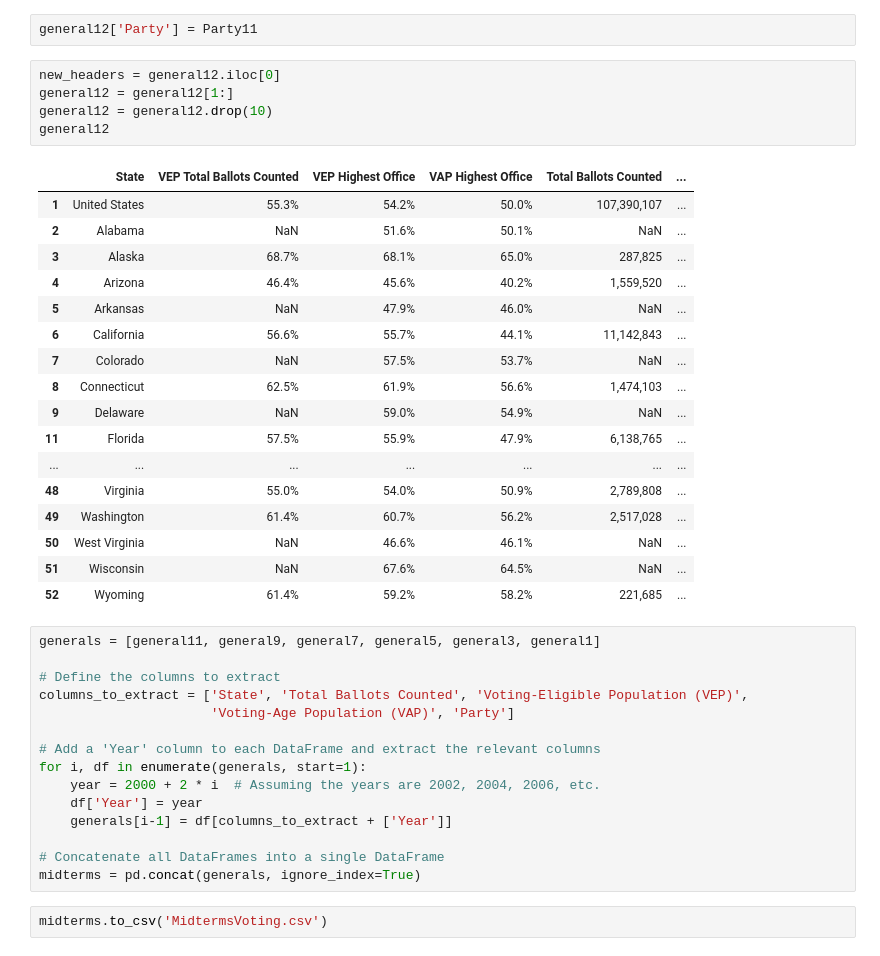
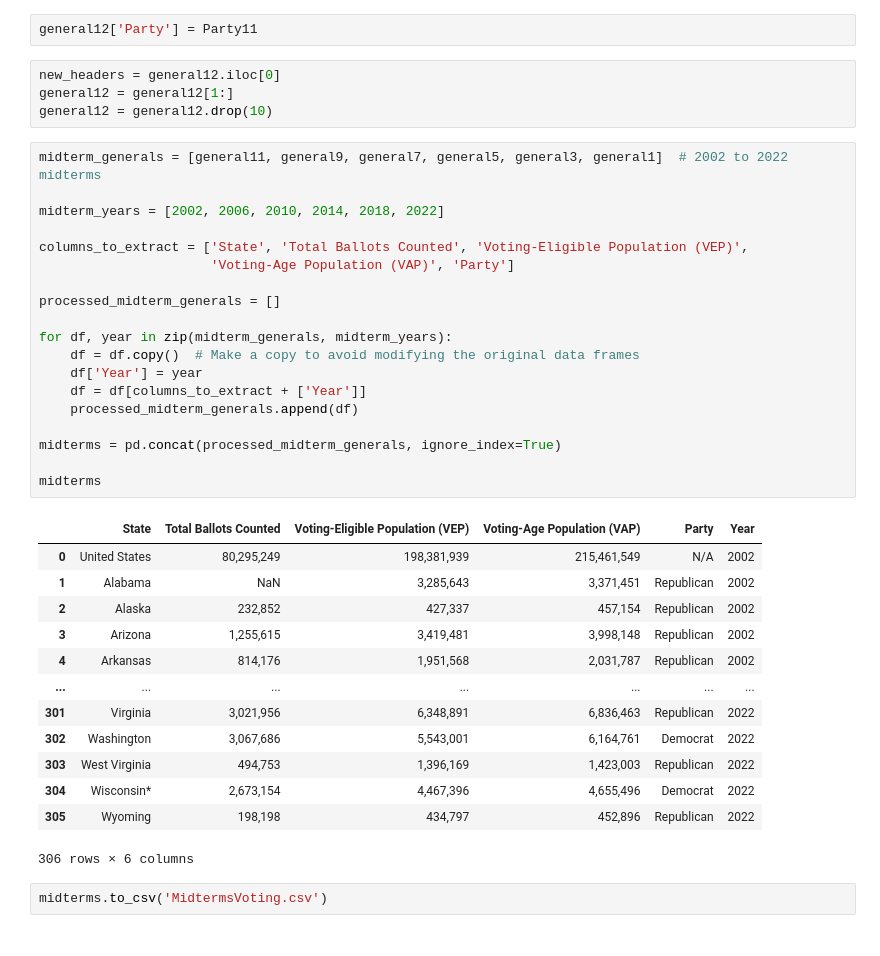
Before and after one commit to samanthamacd/386_Project, a Jupyter notebook: project_data.ipynb, the cells around one changed output. Cells and saved outputs as stored; diff of their text form.

```diff
--- a/project_data.ipynb
+++ b/project_data.ipynb
@@ -372,40 +235,39 @@ general12['Party'] = Party11
 new_headers = general12.iloc[0]
 general12 = general12[1:]
 general12 = general12.drop(10)
-general12
-# %% [output]
-|  | State | VEP Total Ballots Counted | VEP Highest Office | VAP Highest Office | Total Ballots Counted | ... |
-| 1 | United States | 55.3% | 54.2% | 50.0% | 107,390,107 | ... |
-| 2 | Alabama | NaN | 51.6% | 50.1% | NaN | ... |
-| 3 | Alaska | 68.7% | 68.1% | 65.0% | 287,825 | ... |
-| 4 | Arizona | 46.4% | 45.6% | 40.2% | 1,559,520 | ... |
-| 5 | Arkansas | NaN | 47.9% | 46.0% | NaN | ... |
-| 6 | California | 56.6% | 55.7% | 44.1% | 11,142,843 | ... |
-| 7 | Colorado | NaN | 57.5% | 53.7% | NaN | ... |
-| 8 | Connecticut | 62.5% | 61.9% | 56.6% | 1,474,103 | ... |
-| 9 | Delaware | NaN | 59.0% | 54.9% | NaN | ... |
-| 11 | Florida | 57.5% | 55.9% | 47.9% | 6,138,765 | ... |
-| ... | ... | ... | ... | ... | ... | ... |
-| 48 | Virginia | 55.0% | 54.0% | 50.9% | 2,789,808 | ... |
-| 49 | Washington | 61.4% | 60.7% | 56.2% | 2,517,028 | ... |
-| 50 | West Virginia | NaN | 46.6% | 46.1% | NaN | ... |
-| 51 | Wisconsin | NaN | 67.6% | 64.5% | NaN | ... |
-| 52 | Wyoming | 61.4% | 59.2% | 58.2% | 221,685 | ... |
 # %%
-generals = [general11, general9, general7, general5, general3, general1]
+midterm_generals = [general11, general9, general7, general5, general3, general1]  # 2002 to 2022 midterms
 
-# Define the columns to extract
+midterm_years = [2002, 2006, 2010, 2014, 2018, 2022]
+
 columns_to_extract = ['State', 'Total Ballots Counted', 'Voting-Eligible Population (VEP)',
                       'Voting-Age Population (VAP)', 'Party']
 
-# Add a 'Year' column to each DataFrame and extract the relevant columns
-for i, df in enumerate(generals, start=1):
-    year = 2000 + 2 * i  # Assuming the years are 2002, 2004, 2006, etc.
+processed_midterm_generals = []
+
+for df, year in zip(midterm_generals, midterm_years):
+    df = df.copy()  # Make a copy to avoid modifying the original data frames
     df['Year'] = year
-    generals[i-1] = df[columns_to_extract + ['Year']]
+    df = df[columns_to_extract + ['Year']]
+    processed_midterm_generals.append(df)
 
-# Concatenate all DataFrames into a single DataFrame
-midterms = pd.concat(generals, ignore_index=True)
+midterms = pd.concat(processed_midterm_generals, ignore_index=True)
+
+midterms
+# %% [output]
+|  | State | Total Ballots Counted | Voting-Eligible Population (VEP) | Voting-Age Population (VAP) | Party | Year |
+| 0 | United States | 80,295,249 | 198,381,939 | 215,461,549 | N/A | 2002 |
+| 1 | Alabama | NaN | 3,285,643 | 3,371,451 | Republican | 2002 |
+| 2 | Alaska | 232,852 | 427,337 | 457,154 | Republican | 2002 |
+| 3 | Arizona | 1,255,615 | 3,419,481 | 3,998,148 | Republican | 2002 |
+| 4 | Arkansas | 814,176 | 1,951,568 | 2,031,787 | Republican | 2002 |
+| ... | ... | ... | ... | ... | ... | ... |
+| 301 | Virginia | 3,021,956 | 6,348,891 | 6,836,463 | Republican | 2022 |
+| 302 | Washington | 3,067,686 | 5,543,001 | 6,164,761 | Democrat | 2022 |
+| 303 | West Virginia | 494,753 | 1,396,169 | 1,423,003 | Republican | 2022 |
+| 304 | Wisconsin* | 2,673,154 | 4,467,396 | 4,655,496 | Democrat | 2022 |
+| 305 | Wyoming | 198,198 | 434,797 | 452,896 | Republican | 2022 |
+306 rows × 6 columns
 # %%
 midterms.to_csv('MidtermsVoting.csv')
 # %%
```
Also changed, not shown: parts of 36 cells of this notebook, 8 other files.
